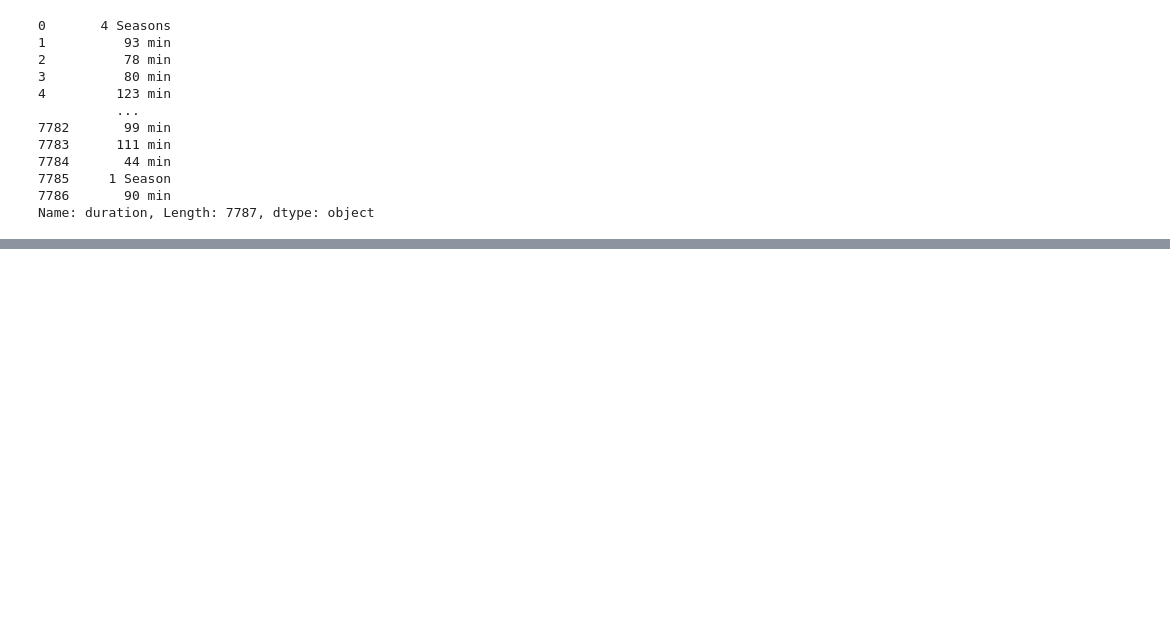
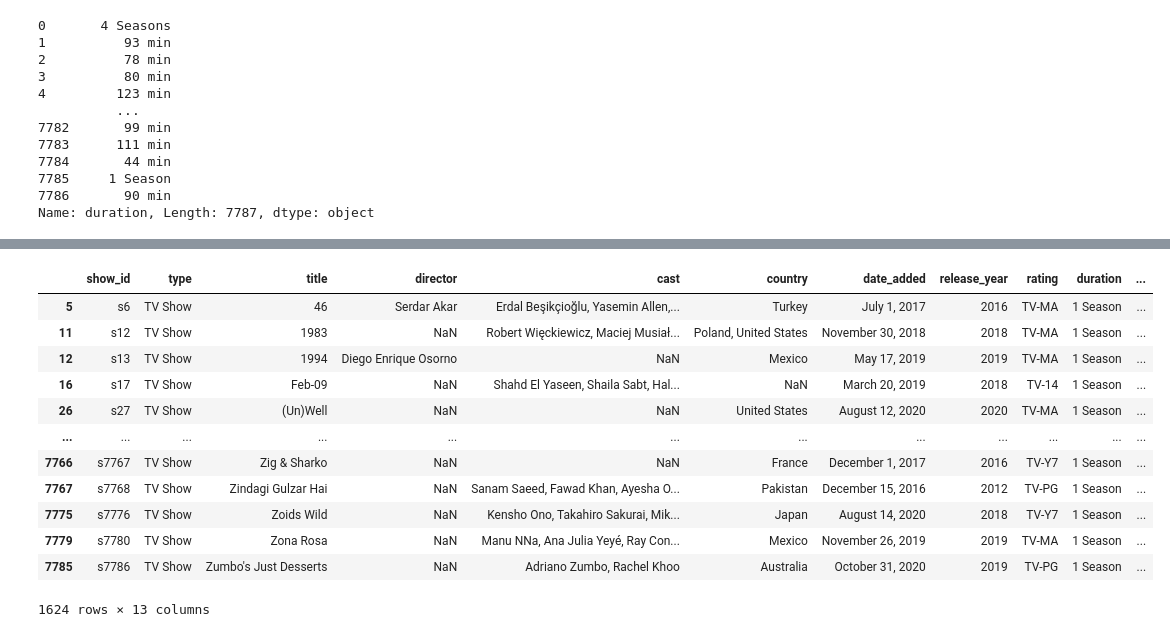
Before and after one commit to stellarboymihir/AI-ML-DS_Workshop, a Jupyter notebook: DSVL-4.ipynb, the cells around one changed output, grey strips where cells are left out. Saved outputs shown, nothing was run; the diff lists cells and outputs as text; code cells hidden in the pictures; blank space fills up the shorter version.

```diff
--- a/DSVL-4.ipynb
+++ b/DSVL-4.ipynb
@@ -152,0 +189,18 @@ Name: duration, Length: 7787, dtype: object
+# %%
+seasons = seasons[seasons.duration.str.startswith('1')]
+# %%
+seasons
+# %% [output]
+|  | show_id | type | title | director | cast | country | date_added | release_year | rating | duration | ... |
+| 5 | s6 | TV Show | 46 | Serdar Akar | Erdal Beşikçioğlu, Yasemin Allen,... | Turkey | July 1, 2017 | 2016 | TV-MA | 1 Season | ... |
+| 11 | s12 | TV Show | 1983 | NaN | Robert Więckiewicz, Maciej Musiał... | Poland, United States | November 30, 2018 | 2018 | TV-MA | 1 Season | ... |
+| 12 | s13 | TV Show | 1994 | Diego Enrique Osorno | NaN | Mexico | May 17, 2019 | 2019 | TV-MA | 1 Season | ... |
+| 16 | s17 | TV Show | Feb-09 | NaN | Shahd El Yaseen, Shaila Sabt, Hal... | NaN | March 20, 2019 | 2018 | TV-14 | 1 Season | ... |
+| 26 | s27 | TV Show | (Un)Well | NaN | NaN | United States | August 12, 2020 | 2020 | TV-MA | 1 Season | ... |
+| ... | ... | ... | ... | ... | ... | ... | ... | ... | ... | ... | ... |
+| 7766 | s7767 | TV Show | Zig & Sharko | NaN | NaN | France | December 1, 2017 | 2016 | TV-Y7 | 1 Season | ... |
+| 7767 | s7768 | TV Show | Zindagi Gulzar Hai | NaN | Sanam Saeed, Fawad Khan, Ayesha O... | Pakistan | December 15, 2016 | 2012 | TV-PG | 1 Season | ... |
+| 7775 | s7776 | TV Show | Zoids Wild | NaN | Kensho Ono, Takahiro Sakurai, Mik... | Japan | August 14, 2020 | 2018 | TV-Y7 | 1 Season | ... |
+| 7779 | s7780 | TV Show | Zona Rosa | NaN | Manu NNa, Ana Julia Yeyé, Ray Con... | Mexico | November 26, 2019 | 2019 | TV-MA | 1 Season | ... |
+| 7785 | s7786 | TV Show | Zumbo's Just Desserts | NaN | Adriano Zumbo, Rachel Khoo | Australia | October 31, 2020 | 2019 | TV-PG | 1 Season | ... |
+1624 rows × 13 columns
```
Also changed, not shown: parts of 3 cells of this notebook.
